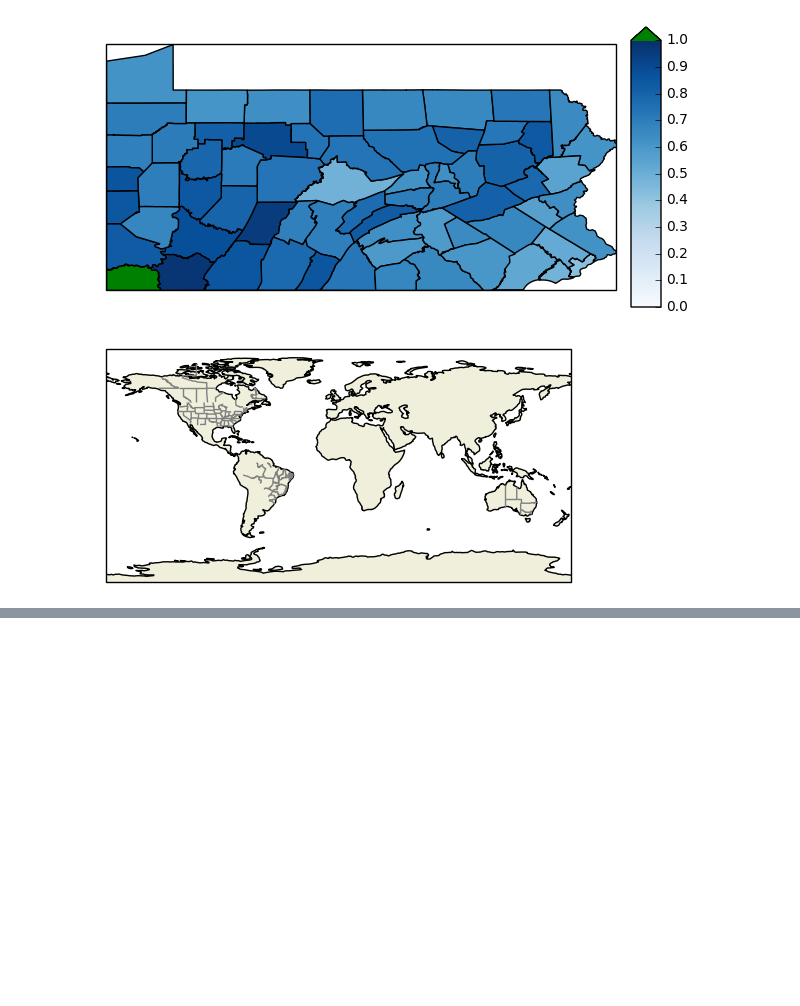
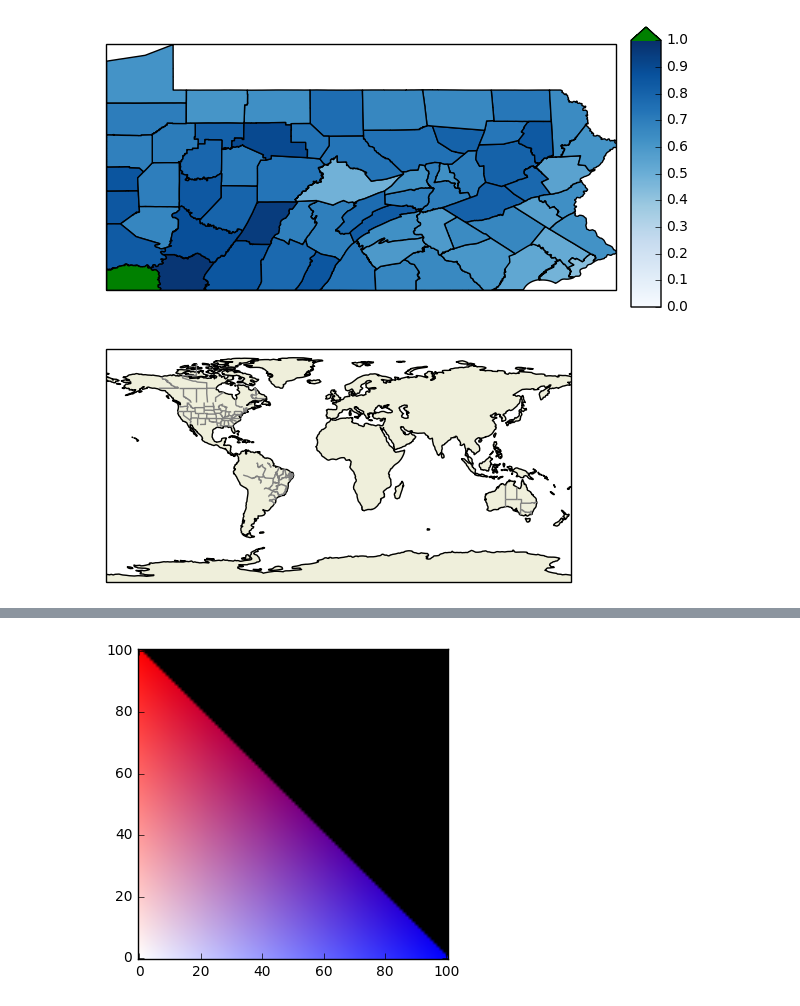
Before and after one commit to oderby/elections_2016, a Jupyter notebook: plot_pa.ipynb, the cells around one changed output, grey strips where cells are left out. Drawn from its saved outputs; the diff is of its cells as text; code cells hidden in the pictures; blank space fills up the shorter version.

```diff
--- a/plot_pa.ipynb
+++ b/plot_pa.ipynb
@@ -193,0 +307,85 @@ plt.show()
+# %%
+# generate corners of regular n-poly centered at 0,0
+def poly_corners(n):
+    step = 2*math.pi/n
+    return np.array([[math.cos(step*i), math.sin(step*i)] for i in range(n)])
+
+def regular_simplex(n):
+    # TODO: implement general approach to compute regular n-simplex
+    # https://en.wikipedia.org/wiki/Simplex#Cartesian_coordinates_for_regular_n-dimensional_simplex_in_Rn
+    if n==3: return poly_corners(3)
+    if n==4: return np.array([
+                [1,0,0],
+                [-1/3,math.sqrt(8)/3,0],
+                [-1/3,-math.sqrt(2)/3,math.sqrt(2/3)],
+                [-1/3,-math.sqrt(2)/3,-math.sqrt(2/3)]
+                             ])
+    if n==5: return np.array([
+                [1,0,0,0],
+                [-1/4,math.sqrt(15)/4,0,0],
+                [-1/4,-math.sqrt(15)/12,math.sqrt(10/12),0],
+                [-1/4,-math.sqrt(15)/12,-math.sqrt(30)/12,-math.sqrt(10)/4],
+                [-1/4,-math.sqrt(15)/12,-math.sqrt(30)/12,math.sqrt(10)/4]
+                             ])
+
+def homogenize(points, out_dim):
+    n = len(points)
+    res = np.array(points)
+    in_dim = len(points[0])
+    if in_dim < out_dim:
+        res = np.concatenate((res, np.zeros((n,out_dim-in_dim))), axis=1)
+    return np.concatenate((res,np.ones((n,1))), axis=1)
+
+def project(a,b):
+    a_ = np.array(a)
+    b_ = np.array(b)
+    return np.dot(a_.T,b_)/np.dot(a_.T,a_)*a_
+
+def gen_cmap(points, colors, lower=0):
+    n = len(points)
+    a = homogenize(points,n-1)
+    b = regular_simplex(n)
+#     b = poly_corners(n)
+#     print(n,a,b)
+#     x = la.solve(a,b)
+    x = la.lstsq(a,b)[0]
+#     print(x, np.dot(a,x), b)
+#     max_dist = la.norm(b[0]-b[1])
+    max_dist = la.norm(project(-b[0], b[1]-b[0]))
+#     print(max_dist)
+    def cmap(ps):
+        if len(np.array(ps).shape) == 1:
+            ps = [ps]
+        a = homogenize(ps,n-1)
+#         print(a, x)
+        nps = np.dot(a,x)
+#         print(nps)
+#         distances = [[max(max_dist-la.norm(p-c),0) for c in b] for p in nps]
+        distances = [[max(max_dist-la.norm(project(-c, p-c)), 0) for c in b] for p in nps]
+        norm_dist = [np.array(k)/sum(k) for k in distances]
+        out = np.dot(norm_dist, colors).clip(min=0.0, max=1.0)
+#         print(ps, nps.tolist(), distances, out)
+        return out.tolist()[0]
+    return cmap
+
+# print(project([-1,-1,-1], [1,2,3]))
+cmap = gen_cmap([[0,0], [100,0], [0,100]], [(1,1,1), (0,0,1), (1,0,0)])
+# cmap = gen_cmap([[100,0], [100,100], [0,100], [0,0]], [(0,0,1), (1,1,1), (1,0,0), (0,0,0)])
+
+# basis
+#cmap = gen_cmap([[60,35], [100,0], [0,100], [35,60]], [(1,1,1), (0,0,1), (1,0,0), (1,1,1)])
+# better resolution of red v blue
+# cmap = gen_cmap([[60,35], [100,0], [0,100], [35,60]], [(0.75,0.75,1), (0,0,1), (1,0,0), (1,0.75,0.75)])
+
+## tests
+# cmap = gen_cmap([[50,45], [100,0], [55,55], [0,100], [45,50]], [(1,1,1), (0,0,1), (1,1,1), (1,0,0), (1,1,1)])
+# cmap = gen_cmap([[50,45], [100,0], [0,100], [45,50]], [(0,0,1,0), (0,0,1,1), (1,0,0,1), (1,0,0,0)])
+# cmap = gen_cmap([[100,0], [100,100], [0,100], [0,0]], [[0.9803921568627451, 0.22745098039215686, 0.0],
+#  [0.0, 0.09803921568627451, 0.8823529411764706],
+#  [0.44313725490196076, 0.0, 0.9803921568627451],
+#  [0.9882352941176471, 0.7254901960784313, 0.0]])
+
+plot_cmap(cmap)
+# plot_cmap(cmap, filter=lambda x,y: 95 <= x+y <= 100)
+# %% [output]
+[figure, added]
```
Also changed, not shown: parts of 22 cells of this notebook, 2 other files.
